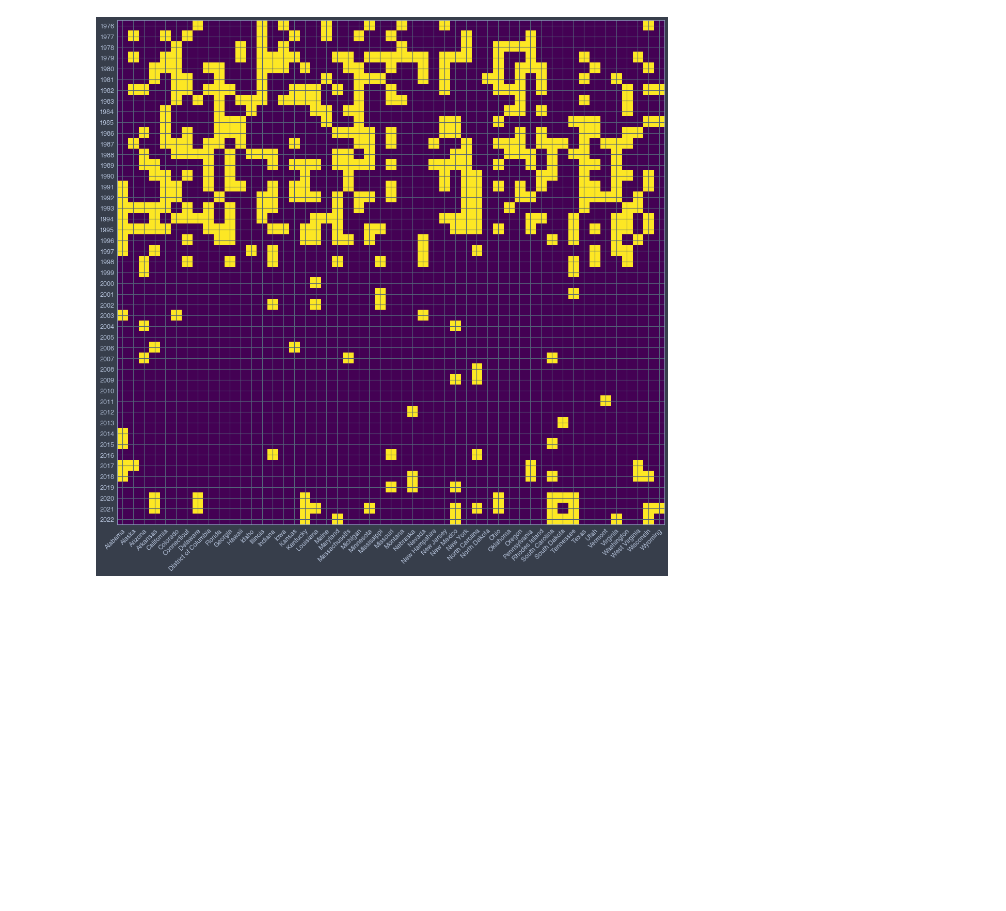
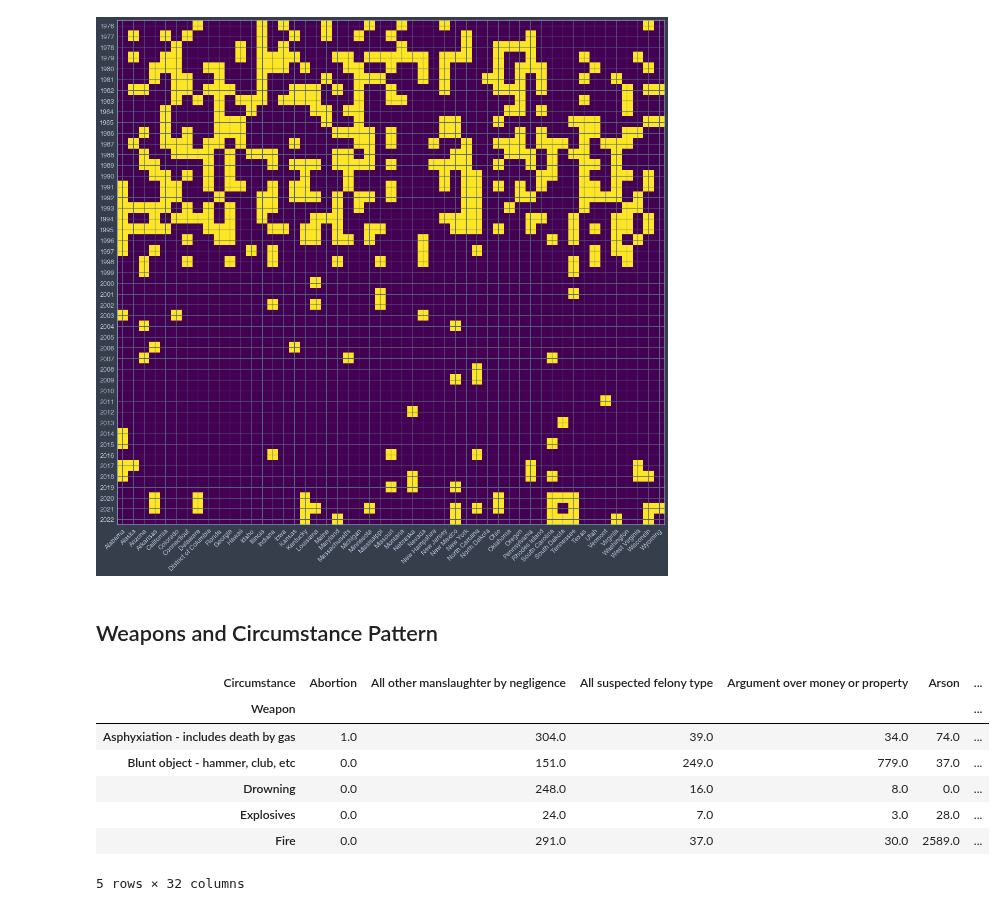
Before and after one commit to fadeeva/weird_projects, a Jupyter notebook: Serial_Killers/Outliers_in_Murder_Accountability_Project.ipynb, the cells around one changed output. Cells and saved outputs as stored; diff of their text form; code cells hidden in the pictures; blank space fills up the shorter version.

```diff
--- a/Serial_Killers/Outliers_in_Murder_Accountability_Project.ipynb
+++ b/Serial_Killers/Outliers_in_Murder_Accountability_Project.ipynb
@@ -354,3 +356,20 @@ ax.set_yticklabels(year_state_vis.index.to_list())
 plt.setp(ax.get_xticklabels(), rotation=45, ha="right", rotation_mode="anchor");
 # %% [output]
 [figure]
+# %% [markdown]
+## Weapons and Circumstance Pattern
+# %%
+weapon_circum = map_data[map_data['Solved']=='Yes'].groupby(['Weapon', 'Circumstance']).count()['CNTYFIPS'].to_frame()
+weapon_circum = pd.pivot_table(weapon_circum, index='Weapon', columns='Circumstance', values='CNTYFIPS')
+weapon_circum.fillna(0, inplace=True)
+
+weapon_circum.head()
+# %% [output]
+| Circumstance | Abortion | All other manslaughter by negligence | All suspected felony type | Argument over money or property | Arson | ... |
+| Weapon |  |  |  |  |  | ... |
+| Asphyxiation - includes death by gas | 1.0 | 304.0 | 39.0 | 34.0 | 74.0 | ... |
+| Blunt object - hammer, club, etc | 0.0 | 151.0 | 249.0 | 779.0 | 37.0 | ... |
+| Drowning | 0.0 | 248.0 | 16.0 | 8.0 | 0.0 | ... |
+| Explosives | 0.0 | 24.0 | 7.0 | 3.0 | 28.0 | ... |
+| Fire | 0.0 | 291.0 | 37.0 | 30.0 | 2589.0 | ... |
+5 rows × 32 columns
```
Also changed, not shown: parts of 10 cells of this notebook, 1 other file.
